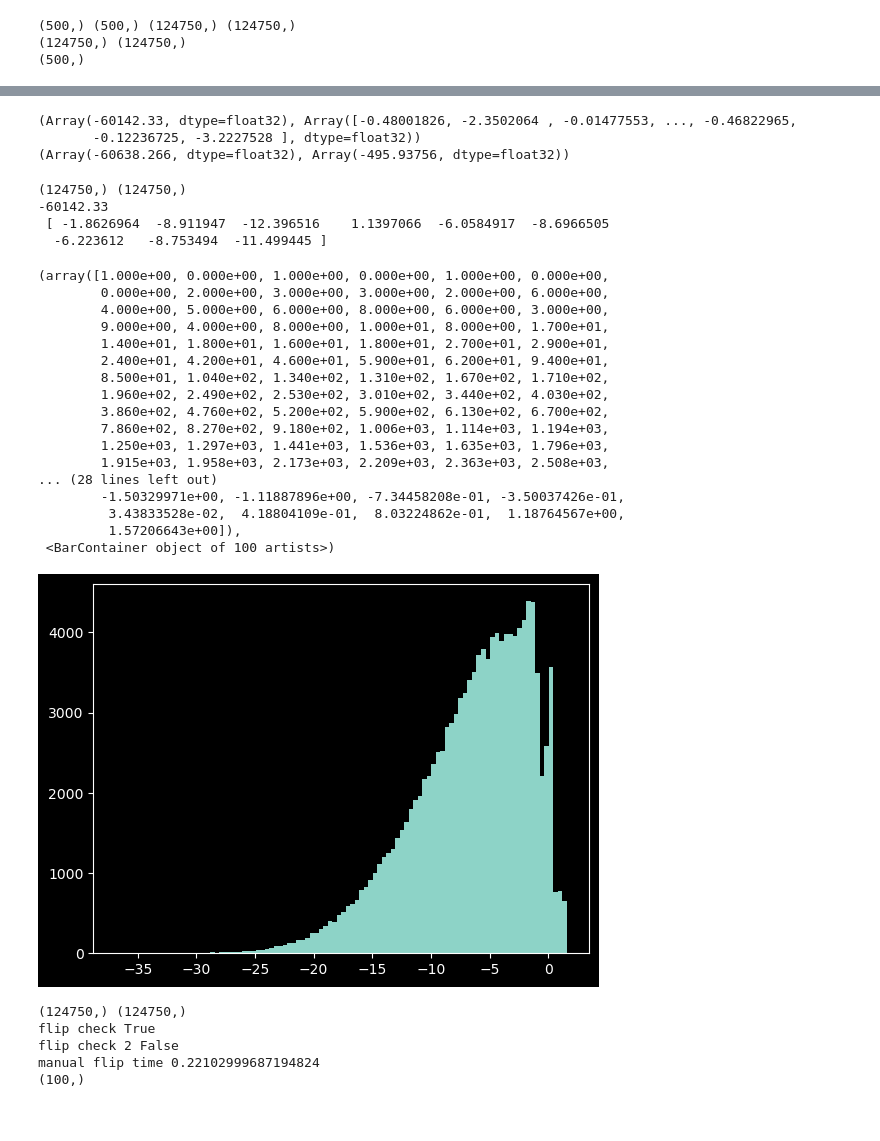
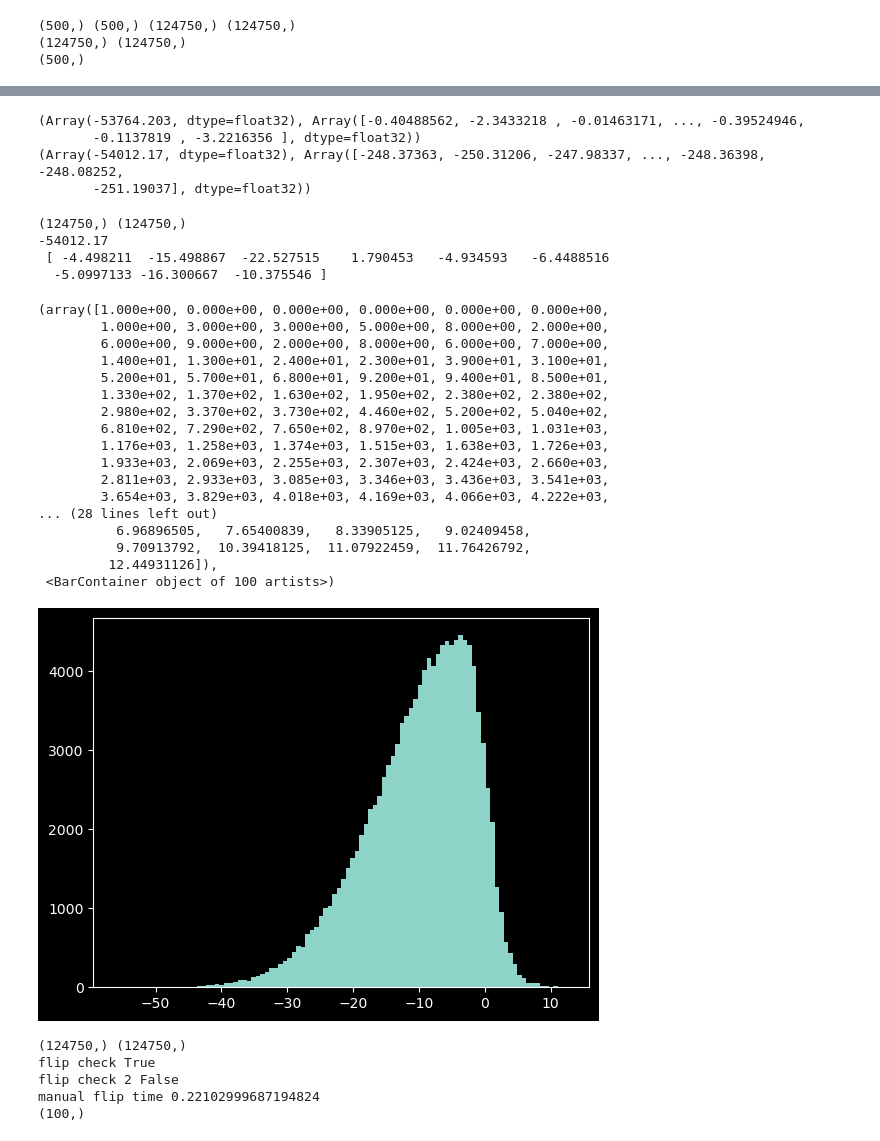
Before and after one commit to barwein/BayesProxyNets, a Jupyter notebook: src/test_discrete_sampling.ipynb, the cells around one changed output, grey strips where cells are left out. Saved outputs shown, nothing was run; the diff lists cells and outputs as text; code cells hidden in the pictures.

```diff
--- a/src/test_discrete_sampling.ipynb
+++ b/src/test_discrete_sampling.ipynb
@@ -30,7 +30,7 @@ print(x.shape, x2.shape, x_diff.shape, x2_or.shape)
 # Network data
 
 df_edges = jnp.transpose(jnp.stack([x_diff, x2_or]))
-theta = jnp.array([-2, 1.5])
+theta = jnp.array([-3, 1.5])
 gamma = jnp.array([1.1, 0.2, -1, 1])
 
 triu_star_probs = expit(jnp.dot(df_edges, theta))
@@ -98,49 +98,52 @@ def A_star_cond_log_post_with_Y(triu_star, triu_obs, df_edges, theta, gamma, Y,
     exposures = compute_exposures(triu_star, Z)
     df_nodes = jnp.transpose(jnp.stack([jnp.ones(n), Z, X, exposures]))
     mean_y = jnp.dot(df_nodes, eta)
-    y_log_likelihood = - jnp.sum((Y - mean_y)**2)
+    y_log_likelihood = - 0.5 * jnp.sum((Y - mean_y)**2)
 
-    return log_prob_sum_n + y_log_likelihood, y_log_likelihood
+    return log_prob_sum_n + y_log_likelihood, log_prob_n + y_log_likelihood
 # %%
 print(A_star_cond_log_post(triu_star, triu_obs, df_edges, theta, gamma))
 print(A_star_cond_log_post_with_Y(triu_star, triu_obs, df_edges, theta, gamma, Y, x, Z, eta))
 # %% [output]
-(Array(-60142.33, dtype=float32), Array([-0.48001826, -2.3502064 , -0.01477553, ..., -0.46822965,
-       -0.12236725, -3.2227528 ], dtype=float32))
-(Array(-60638.266, dtype=float32), Array(-495.93756, dtype=float32))
+(Array(-53764.203, dtype=float32), Array([-0.40488562, -2.3433218 , -0.01463171, ..., -0.39524946,
+       -0.1137819 , -3.2216356 ], dtype=float32))
+(Array(-54012.17, dtype=float32), Array([-248.37363, -250.31206, -247.98337, ..., -248.36398, -248.08252,
+       -251.19037], dtype=float32))
 # %%
-val_grad_fn = jax.value_and_grad(A_star_cond_log_post, argnums=0, has_aux=True)
+# val_grad_fn = jax.value_and_grad(A_star_cond_log_post, argnums=0, has_aux=True)
+val_grad_fn = jax.value_and_grad(A_star_cond_log_post_with_Y, argnums=0, has_aux=True)
 
-(sum_logprob, log_prob), gradient = val_grad_fn(triu_star, triu_obs, df_edges, theta, gamma)
+# (sum_logprob, log_prob), gradient = val_grad_fn(triu_star, triu_obs, df_edges, theta, gamma)
+(sum_logprob, log_prob), gradient = val_grad_fn(triu_star, triu_obs, df_edges, theta, gamma, Y, x, Z, eta)
 print(log_prob.shape, gradient.shape)
 print(sum_logprob, "\n", gradient[1:10])
 
 # create histogram of gradient
 
 plt.hist(gradient, bins=100)
 # %% [output]
 (124750,) (124750,)
--60142.33
- [ -1.8626964  -8.911947  -12.396516    1.1397066  -6.0584917  -8.6966505
-  -6.223612   -8.753494  -11.499445 ]
+-54012.17
+ [ -4.498211  -15.498867  -22.527515    1.790453   -4.934593   -6.4488516
+  -5.0997133 -16.300667  -10.375546 ]
-(array([1.000e+00, 0.000e+00, 1.000e+00, 0.000e+00, 1.000e+00, 0.000e+00,
-        0.000e+00, 2.000e+00, 3.000e+00, 3.000e+00, 2.000e+00, 6.000e+00,
-        4.000e+00, 5.000e+00, 6.000e+00, 8.000e+00, 6.000e+00, 3.000e+00,
-        9.000e+00, 4.000e+00, 8.000e+00, 1.000e+01, 8.000e+00, 1.700e+01,
-        1.400e+01, 1.800e+01, 1.600e+01, 1.800e+01, 2.700e+01, 2.900e+01,
-        2.400e+01, 4.200e+01, 4.600e+01, 5.900e+01, 6.200e+01, 9.400e+01,
-        8.500e+01, 1.040e+02, 1.340e+02, 1.310e+02, 1.670e+02, 1.710e+02,
-        1.960e+02, 2.490e+02, 2.530e+02, 3.010e+02, 3.440e+02, 4.030e+02,
-        3.860e+02, 4.760e+02, 5.200e+02, 5.900e+02, 6.130e+02, 6.700e+02,
-        7.860e+02, 8.270e+02, 9.180e+02, 1.006e+03, 1.114e+03, 1.194e+03,
-        1.250e+03, 1.297e+03, 1.441e+03, 1.536e+03, 1.635e+03, 1.796e+03,
-        1.915e+03, 1.958e+03, 2.173e+03, 2.209e+03, 2.363e+03, 2.508e+03,
+(array([1.000e+00, 0.000e+00, 0.000e+00, 0.000e+00, 0.000e+00, 0.000e+00,
+        1.000e+00, 3.000e+00, 3.000e+00, 5.000e+00, 8.000e+00, 2.000e+00,
+        6.000e+00, 9.000e+00, 2.000e+00, 8.000e+00, 6.000e+00, 7.000e+00,
+        1.400e+01, 1.300e+01, 2.400e+01, 2.300e+01, 3.900e+01, 3.100e+01,
+        5.200e+01, 5.700e+01, 6.800e+01, 9.200e+01, 9.400e+01, 8.500e+01,
+        1.330e+02, 1.370e+02, 1.630e+02, 1.950e+02, 2.380e+02, 2.380e+02,
+        2.980e+02, 3.370e+02, 3.730e+02, 4.460e+02, 5.200e+02, 5.040e+02,
+        6.810e+02, 7.290e+02, 7.650e+02, 8.970e+02, 1.005e+03, 1.031e+03,
+        1.176e+03, 1.258e+03, 1.374e+03, 1.515e+03, 1.638e+03, 1.726e+03,
+        1.933e+03, 2.069e+03, 2.255e+03, 2.307e+03, 2.424e+03, 2.660e+03,
+        2.811e+03, 2.933e+03, 3.085e+03, 3.346e+03, 3.436e+03, 3.541e+03,
+        3.654e+03, 3.829e+03, 4.018e+03, 4.169e+03, 4.066e+03, 4.222e+03,
 ... (28 lines left out)
-        -1.50329971e+00, -1.11887896e+00, -7.34458208e-01, -3.50037426e-01,
-         3.43833528e-02,  4.18804109e-01,  8.03224862e-01,  1.18764567e+00,
-         1.57206643e+00]),
+          6.96896505,   7.65400839,   8.33905125,   9.02409458,
+          9.70913792,  10.39418125,  11.07922459,  11.76426792,
+         12.44931126]),
  <BarContainer object of 100 artists>)
-[figure, old version]
+[figure, new version]
 # %%
 # create a function that `flip` triu_star value (0->1, 1->0), each at a time
 #  and for each flip compute difference in log prob (sum)
```
Also changed, not shown: parts of 11 cells of this notebook.
